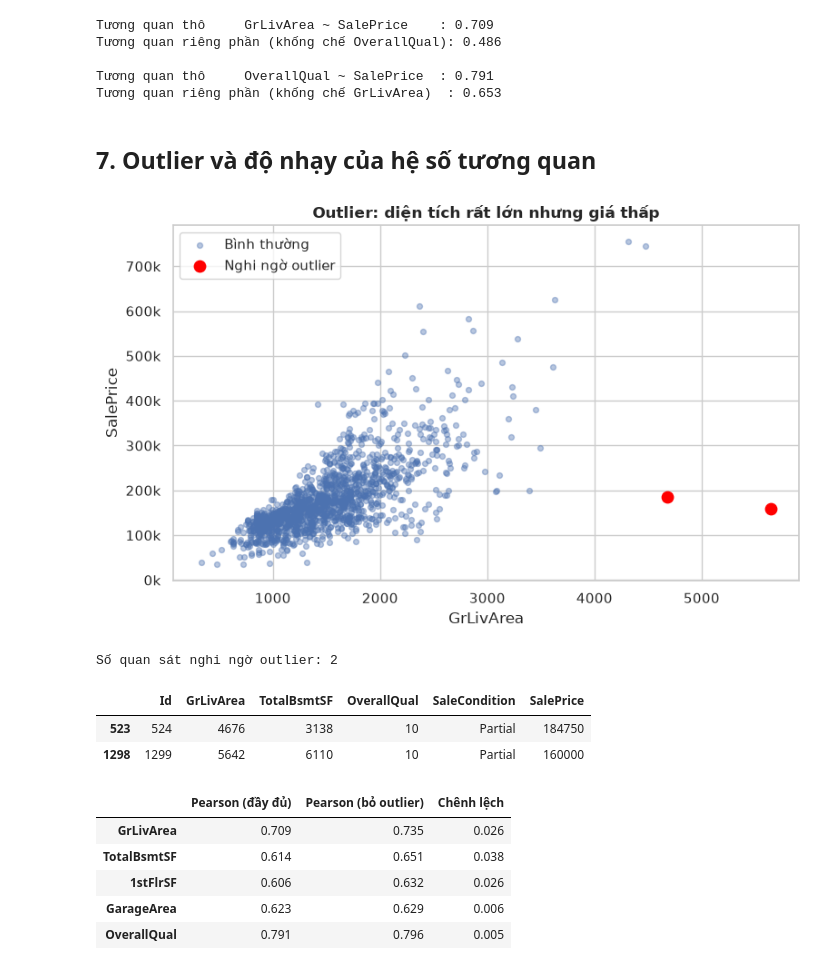
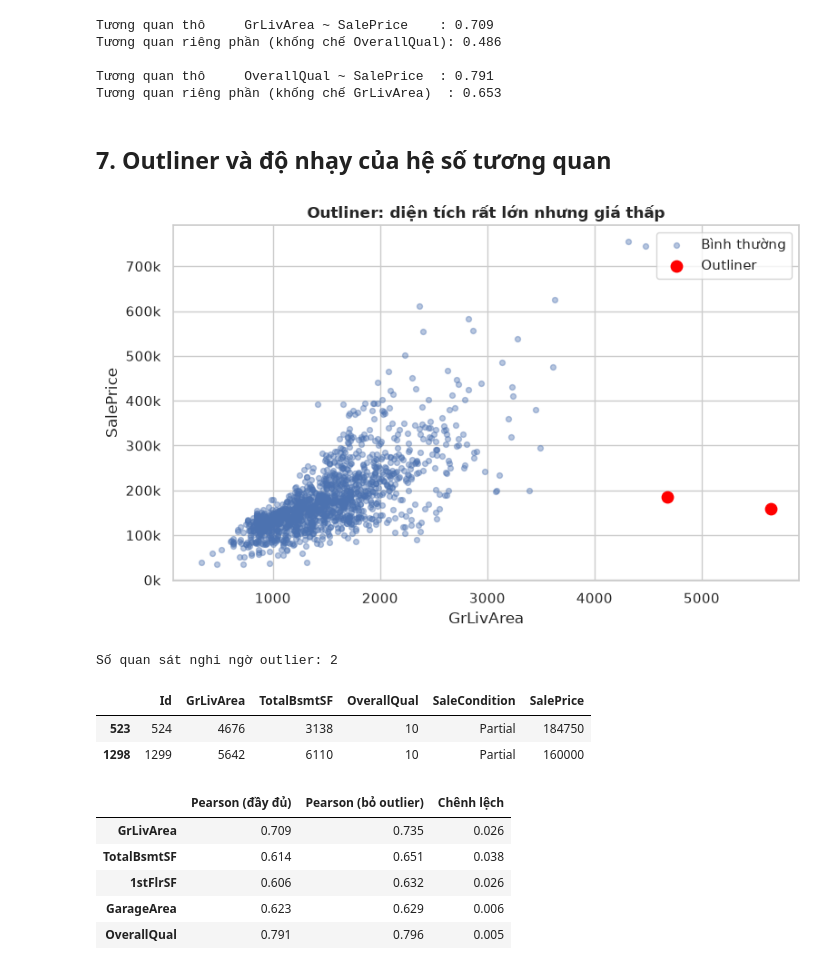
Before and after one commit to hominhIsStupid/DatascienceProject, a Jupyter notebook: src/EDA_Correlation_SalePrice.ipynb, the cells around one changed output. Drawn from its saved outputs; the diff is of its cells as text; code cells hidden in the pictures.

```diff
--- a/src/EDA_Correlation_SalePrice.ipynb
+++ b/src/EDA_Correlation_SalePrice.ipynb
@@ -14,6 +14,7 @@
 ## 1. Import thư viện & đọc dữ liệu
 # %%
 import warnings
+import os, warnings, time, joblib
 warnings.filterwarnings("ignore")
 
 import numpy as np
@@ -22,14 +23,22 @@ import matplotlib.pyplot as plt
 import seaborn as sns
 from scipy import stats
 
+DATA_PATH = "../data/processed/cleaned.csv"
+
 FIG_OUT = "../reports/figures/"
+OUT_DIR = "../reports/outputs/"
+os.makedirs(FIG_OUT, exist_ok=True)
+os.makedirs(OUT_DIR, exist_ok=True)
 
 sns.set_theme(style="whitegrid", context="notebook")
 plt.rcParams["figure.figsize"] = (9, 5)
 plt.rcParams["axes.titleweight"] = "bold"
 pd.options.display.float_format = "{:,.3f}".format
 
-df = pd.read_csv("../data/raw/train.csv")
+def savefig(name):
+    plt.savefig(os.path.join(FIG_OUT, name), dpi=130, bbox_inches="tight")
+
+df = pd.read_csv(DATA_PATH)
 print("Kích thước:", df.shape)
 df.head()
 # %% [output]
@@ -379,21 +405,23 @@ Tương quan riêng phần (khống chế OverallQual): 0.486
 Tương quan thô     OverallQual ~ SalePrice  : 0.791
 Tương quan riêng phần (khống chế GrLivArea)  : 0.653
 # %% [markdown]
-## 7. Outlier và độ nhạy của hệ số tương quan
+## 7. Outliner và độ nhạy của hệ số tương quan
 # %%
 fig, ax = plt.subplots(figsize=(8, 5))
 out_mask = (df_q["GrLivArea"] > 4000) & (df_q["SalePrice"] < 300000)
 ax.scatter(df_q.loc[~out_mask, "GrLivArea"], df_q.loc[~out_mask, "SalePrice"], s=18, alpha=0.4, label="Bình thường")
-ax.scatter(df_q.loc[out_mask, "GrLivArea"], df_q.loc[out_mask, "SalePrice"], s=80, color="red", label="Nghi ngờ outlier")
+ax.scatter(df_q.loc[out_mask, "GrLivArea"], df_q.loc[out_mask, "SalePrice"], s=80, color="red", label="Outliner")
 ax.set_xlabel("GrLivArea"); ax.set_ylabel("SalePrice"); ax.legend()
-ax.set_title("Outlier: diện tích rất lớn nhưng giá thấp")
+ax.set_title("Outliner: diện tích rất lớn nhưng giá thấp")
 ax.yaxis.set_major_formatter(plt.FuncFormatter(lambda v, _: f"{v/1000:.0f}k"))
-plt.tight_layout(); plt.show()
+plt.tight_layout()
+savefig("e011_outliner.png")
+plt.show()
 
 print("Số quan sát nghi ngờ outlier:", out_mask.sum())
 df_q.loc[out_mask, ["Id", "GrLivArea", "TotalBsmtSF", "OverallQual", "SaleCondition", "SalePrice"]]
 # %% [output]
-[figure, old version]
+[figure, new version]
 Số quan sát nghi ngờ outlier: 2
 |  | Id | GrLivArea | TotalBsmtSF | OverallQual | SaleCondition | SalePrice |
 | 523 | 524 | 4676 | 3138 | 10 | Partial | 184750 |
```
Also changed, not shown: parts of 14 cells of this notebook, 11 other files.
